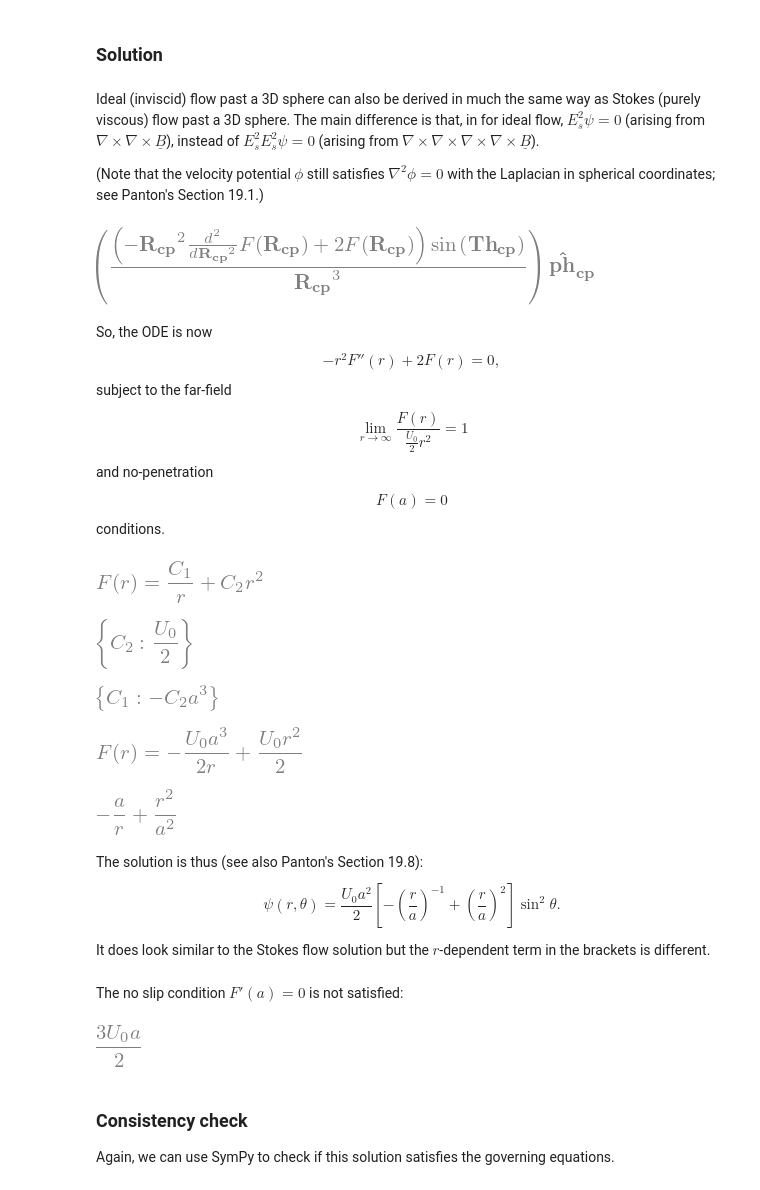
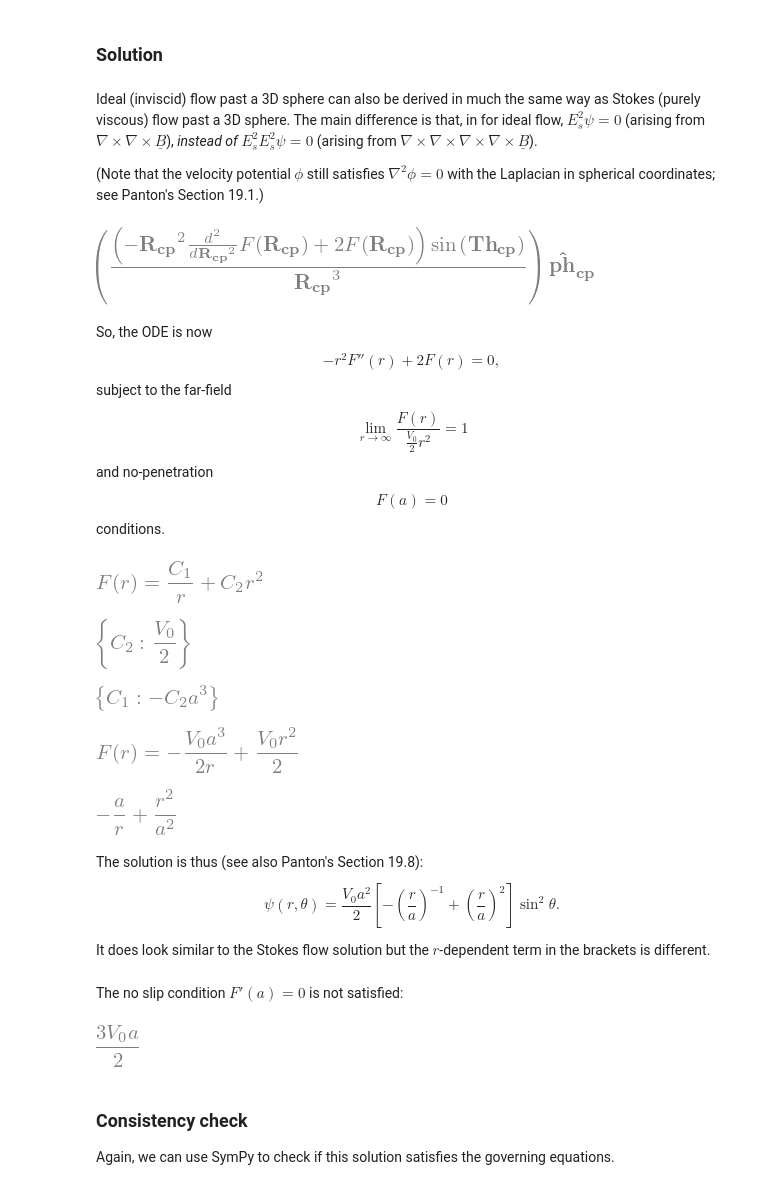
Before and after one commit to ichristov/intermediate-fluid-mechanics, a Jupyter notebook: Stokes_flow_past_sphere.ipynb, the cells around one changed output. Cells and saved outputs as stored; diff of their text form; code cells hidden in the pictures.

```diff
--- a/Stokes_flow_past_sphere.ipynb
+++ b/Stokes_flow_past_sphere.ipynb
@@ -214,7 +214,7 @@ This linear, variable coefficient, fourth-order ODE is known as the _equidimensi
 
 We may seek linearly independent solutions of the form $r^n$, or obtain a general solution of the ODE using SymPy.
 # %%
-r, a, U0 = sp.symbols('r, a, U0')
+r, a, V0 = sp.symbols('r, a, V0')
 soln = sp.dsolve(r**4*sp.Derivative(F(r), r, r, r, r)
                  - 4*r**2*sp.Derivative(F(r), r, r)
                  + 8*r*sp.Derivative(F(r), r)
@@ -573,7 +573,7 @@ You can compare the last plot to the experimental visualization shown in [Van Dy
 # %% [markdown]
 ### Solution
 # %% [markdown]
-Ideal (inviscid) flow past a 3D sphere can also be derived in much the same way as Stokes (purely viscous) flow past a 3D sphere. The main difference is that, in for ideal flow, $E_s^2\psi =0$ (arising from $\nabla\times\nabla\times\underline{B}$), instead of $E_s^2E_s^2\psi=0$ (arising from $\nabla\times\nabla\times\nabla\times\nabla\times\underline{B}$).
+Ideal (inviscid) flow past a 3D sphere can also be derived in much the same way as Stokes (purely viscous) flow past a 3D sphere. The main difference is that, in for ideal flow, $E_s^2\psi =0$ (arising from $\nabla\times\nabla\times\underline{B}$), _instead of_ $E_s^2E_s^2\psi=0$ (arising from $\nabla\times\nabla\times\nabla\times\nabla\times\underline{B}$).
 
 (Note that the velocity potential $\phi$ still satisfies $\nabla^2\phi=0$ with the Laplacian in spherical coordinates; see Panton's Section 19.1.)
 # %%
@@ -588,11 +588,11 @@ $$
 $$
 subject to the far-field
 $$
-  \lim_{r \to \infty} \frac{F(r)}{\tfrac{U_0}{2}r^2} = 1
+    \lim_{r \to \infty} \frac{F(r)}{\tfrac{V_0}{2}r^2} = 1
 $$
 and no-penetration
 $$
-  F(a) = 0
+    F(a) = 0
 $$
 conditions.
 # %%
@@ -602,10 +602,10 @@ soln
 # %% [output]
 [figure]
 # %%
-c2sol = sp.solve(sp.Eq(sp.limit(soln.rhs/(U0/2*r**2), r, sp.oo), 1))[0]
+c2sol = sp.solve(sp.Eq(sp.limit(soln.rhs/(V0/2*r**2), r, sp.oo), 1))[0]
 c2sol
 # %% [output]
-[figure, old version]
+[figure, new version]
 # %%
 c1sol = sp.solve(soln.rhs.subs({r: a}))[0]
 c1sol
@@ -615,5 +615,5 @@ c1sol
 soln2 = soln.subs(c1sol).subs(c2sol)
 soln2
 # %% [output]
-[figure, old version]
+[figure, new version]
 # %%
@@ -622,7 +622,7 @@ sp.simplify(soln2.rhs/(U0*a**2/2))
 [figure]
 # %% [markdown]
 The solution is thus (see also Panton's Section 19.8):
-$$ \psi(r,\theta) = \frac{U_0 a^2}{2} \left[ - \left(\frac{r}{a}\right)^{-1}  + \left(\frac{r}{a}\right)^2 \right] \sin^2\theta .$$
+$$ \psi(r,\theta) = \frac{V_0 a^2}{2} \left[ - \left(\frac{r}{a}\right)^{-1}  + \left(\frac{r}{a}\right)^2 \right] \sin^2\theta .$$
 
 It does look similar to the Stokes flow solution but the $r$-dependent term in the brackets is different.
 # %% [markdown]
@@ -630,7 +630,7 @@ The no slip condition $F'(a)=0$ is not satisfied:
 # %%
 soln2.rhs.diff(r).subs({r: a})
 # %% [output]
-[figure, old version]
+[figure, new version]
 # %% [markdown]
 ### Consistency check
 
```
Also changed, not shown: parts of 25 cells of this notebook.
